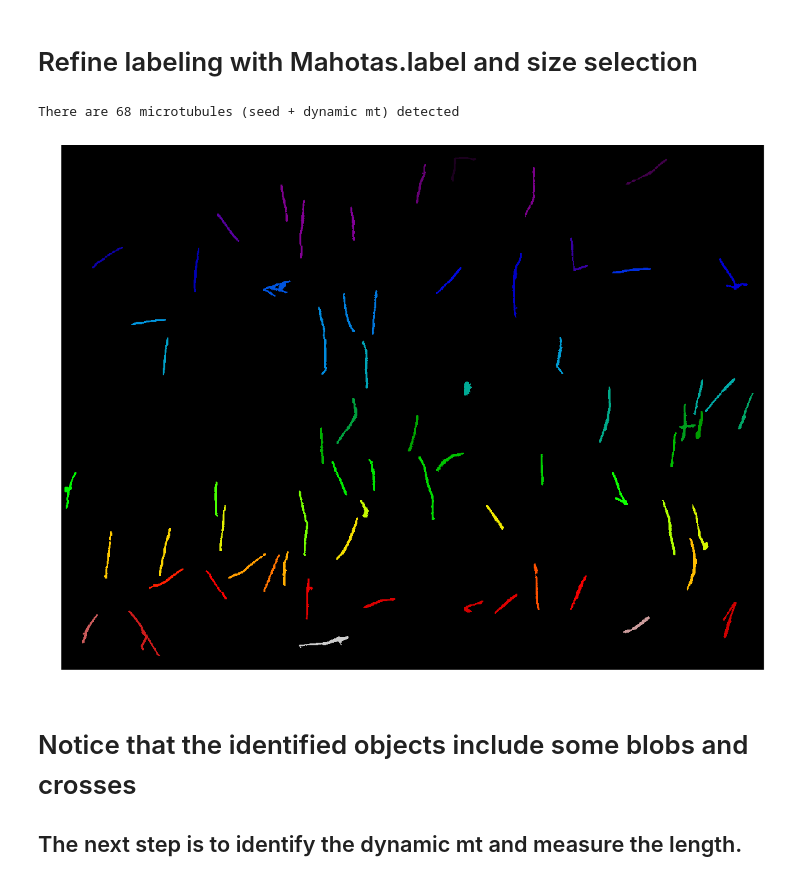
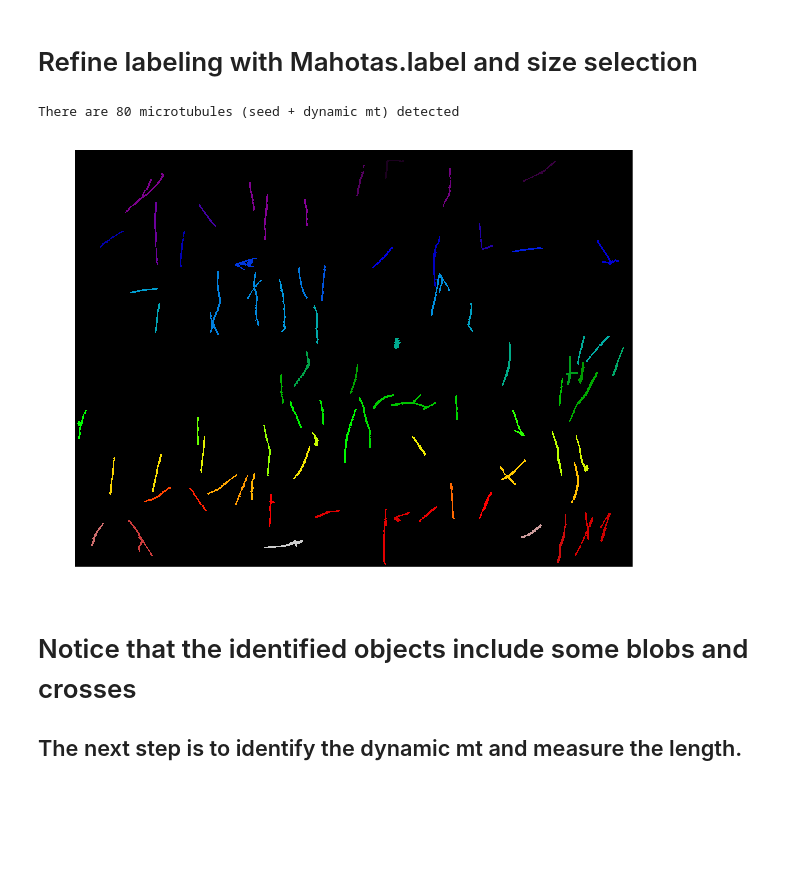
Before and after one commit to ShengyaoChen/cell_biology, a Jupyter notebook: mt_analysis/mt_analysis_demo.ipynb, the cells around one changed output. Drawn from its saved outputs; the diff is of its cells as text; code cells hidden in the pictures; blank space fills up the shorter version.

```diff
--- a/mt_analysis/mt_analysis_demo.ipynb
+++ b/mt_analysis/mt_analysis_demo.ipynb
@@ -115,38 +115,38 @@ ax.imshow(labels, cmap = 'spectral')
 # Refine labeling with Mahotas.label and size selection
 # %%
 min_size = 250
-max_size = 600
+max_size = 1000
 
 
 import mahotas as mh
 
 labeled, number_mt = mh.label(labels)
 
 #Remove congregated nuclei and micronuclei
 sizes = mh.labeled.labeled_size(labeled)
 too_big = np.where(sizes > max_size)
 labeled = mh.labeled.remove_regions(labeled, too_big)
 too_small = np.where(sizes < min_size)
 labeled = mh.labeled.remove_regions(labeled, too_small)
 
 # Remove cells at the borders
 labeled = mh.labeled.remove_bordering(labeled)
 
 # Relabel everthing
 relabeled, n_final = mh.labeled.relabel(labeled)
 
 # Nuclear size
 sizes = mh.labeled.labeled_size(relabeled)
 
-fig, ax = plt.subplots(1, 1, figsize = (20, 15))
+fig, ax = plt.subplots(1, 1, figsize = (10,8))
 
 ax.set_axis_off()
 ax.imshow(relabeled, cmap = 'spectral')
 
 print('There are %d microtubules (seed + dynamic mt) detected' %n_final)
 # %% [output]
-There are 68 microtubules (seed + dynamic mt) detected
+There are 80 microtubules (seed + dynamic mt) detected
-[figure, old version]
+[figure, new version]
 # %% [markdown]
 # Notice that the identified objects include some blobs and crosses
 
```
Also changed, not shown: parts of 3 cells of this notebook, 58 other files.
